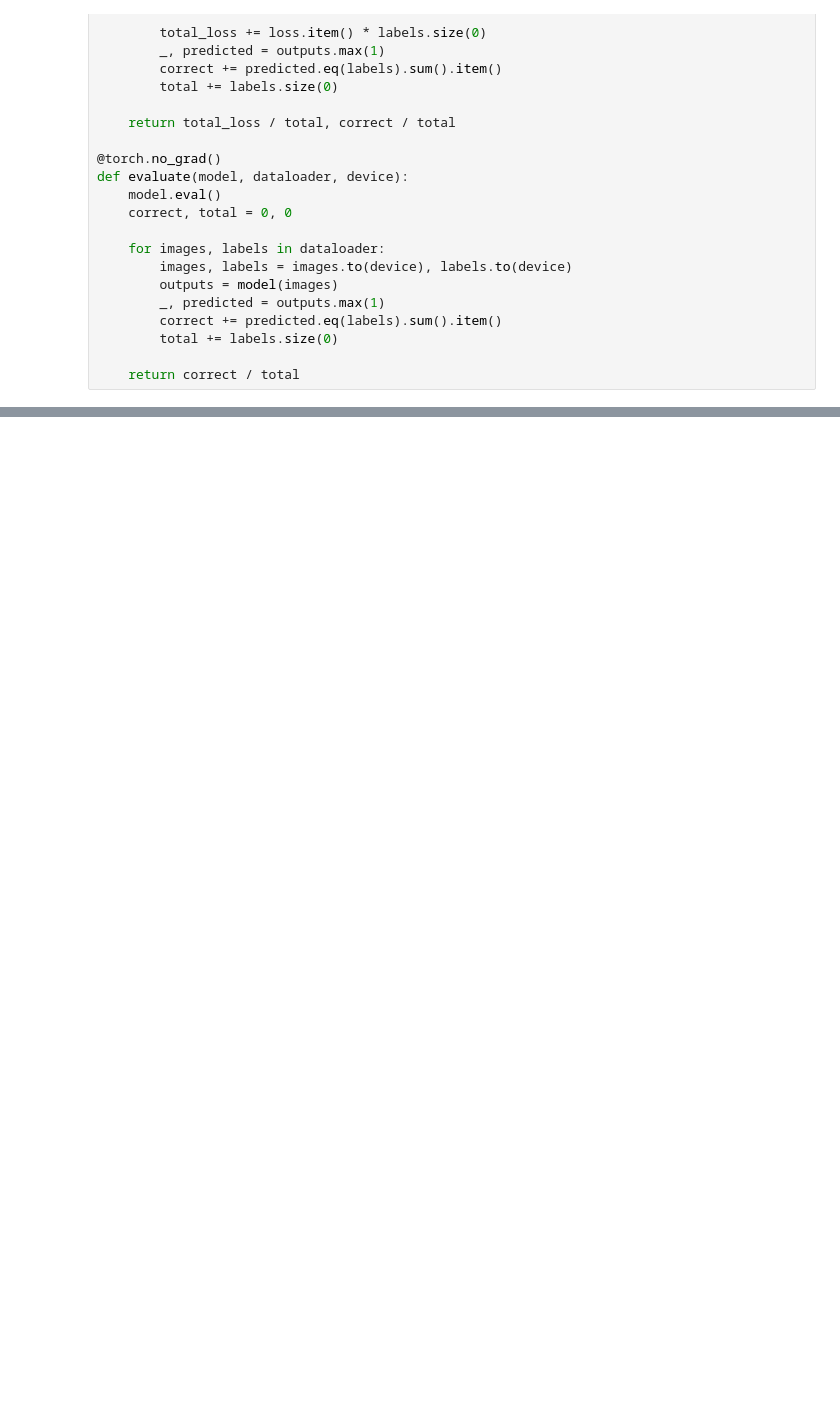
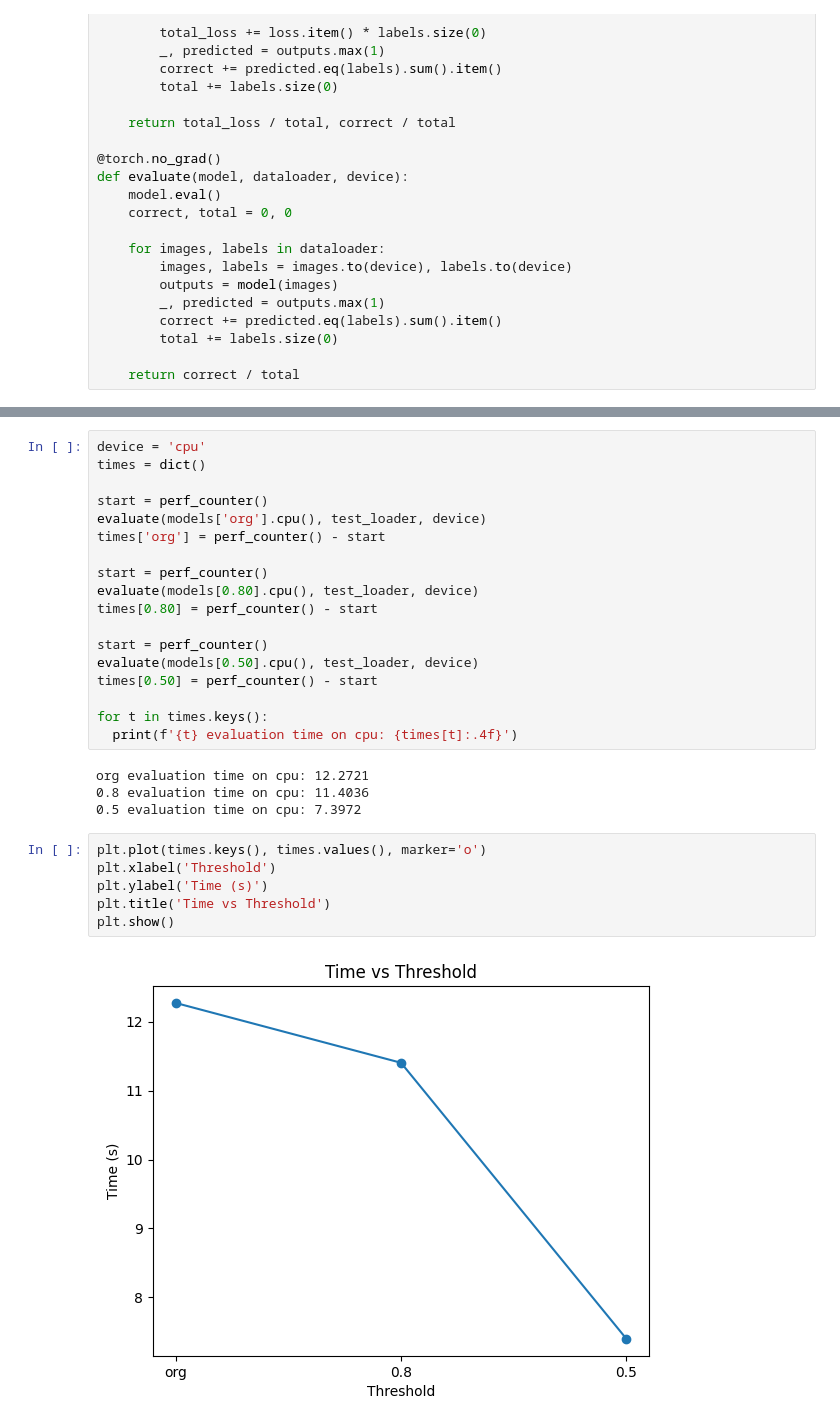
Before and after one commit to TheSaliman/DataMiningP6, a Jupyter notebook: code.ipynb, the cells around one changed output, grey strips where cells are left out. Saved outputs shown, nothing was run; the diff lists cells and outputs as text; blank space fills up the shorter version.

```diff
--- a/code.ipynb
+++ b/code.ipynb
@@ -304,0 +382,30 @@ ResNet(
+# %%
+device = 'cpu'
+times = dict()
+
+start = perf_counter()
+evaluate(models['org'].cpu(), test_loader, device)
+times['org'] = perf_counter() - start
+
+start = perf_counter()
+evaluate(models[0.80].cpu(), test_loader, device)
+times[0.80] = perf_counter() - start
+
+start = perf_counter()
+evaluate(models[0.50].cpu(), test_loader, device)
+times[0.50] = perf_counter() - start
+
+for t in times.keys():
+  print(f'{t} evaluation time on cpu: {times[t]:.4f}')
+# %% [output]
+org evaluation time on cpu: 12.2721
+0.8 evaluation time on cpu: 11.4036
+0.5 evaluation time on cpu: 7.3972
+# %%
+plt.plot(times.keys(), times.values(), marker='o')
+plt.xlabel('Threshold')
+plt.ylabel('Time (s)')
+plt.title('Time vs Threshold')
+plt.show()
+# %% [output]
+[figure, added]
```
Also changed, not shown: parts of 22 cells of this notebook.
